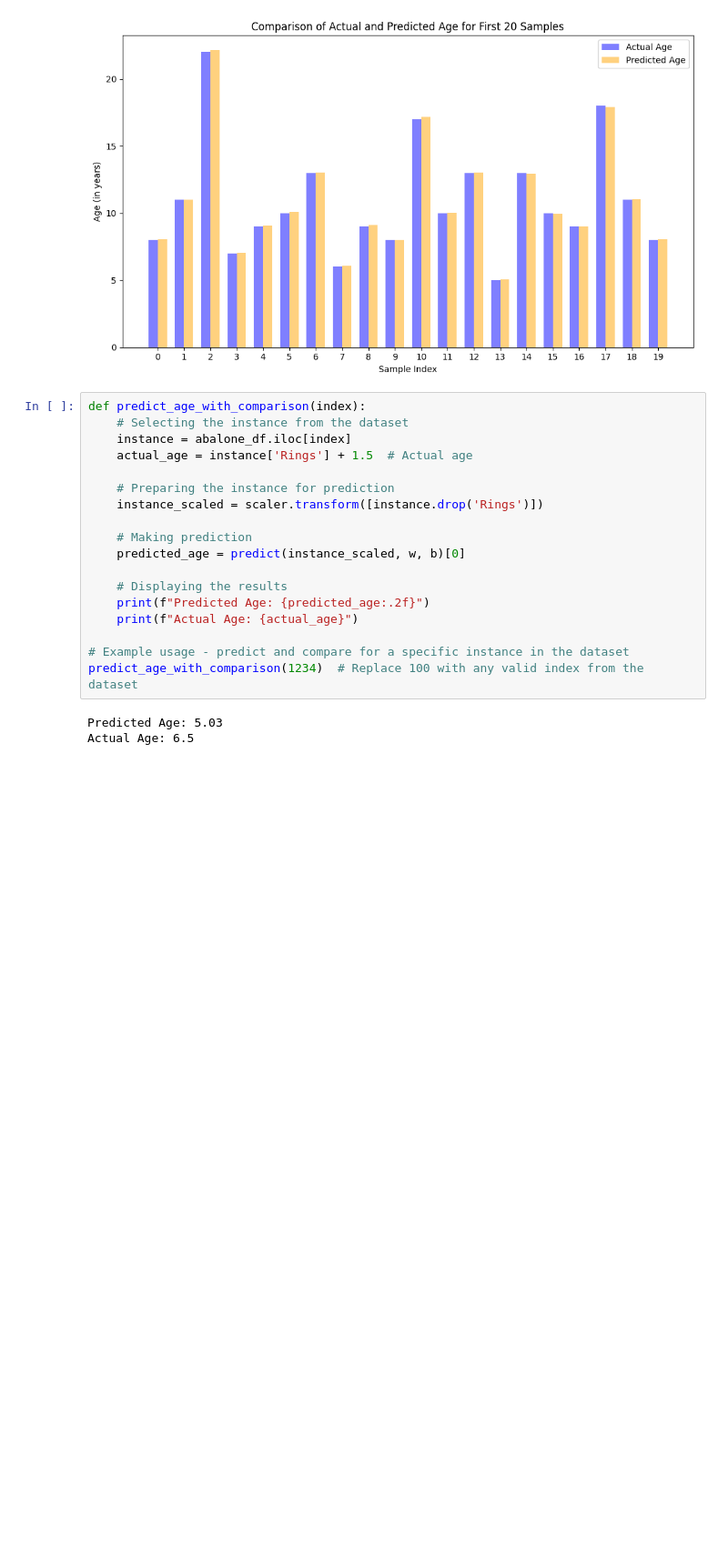
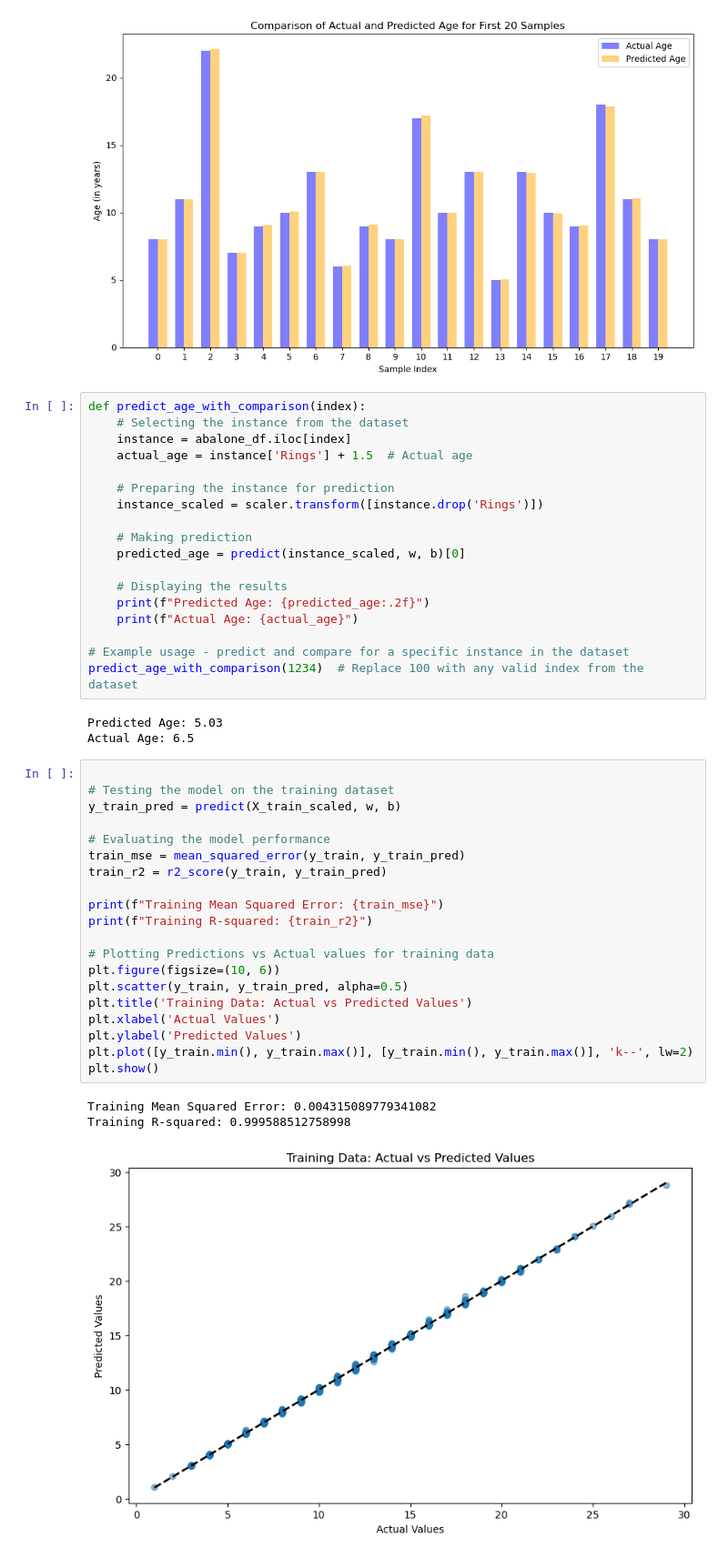
Before and after one commit to sulikismaylovv/AbaloneAgePrediction, a Jupyter notebook: notebooks/LinearRegression.ipynb, the cells around one changed output. Shown at 91% size. Drawn from its saved outputs; the diff is of its cells as text; blank space fills up the shorter version.

```diff
--- a/notebooks/LinearRegression.ipynb
+++ b/notebooks/LinearRegression.ipynb
@@ -163,3 +173,27 @@ predict_age_with_comparison(1234)  # Replace 100 with any valid index from the d
 # %% [output]
 Predicted Age: 5.03
 Actual Age: 6.5
+# %%
+
+# Testing the model on the training dataset
+y_train_pred = predict(X_train_scaled, w, b)
+
+# Evaluating the model performance
+train_mse = mean_squared_error(y_train, y_train_pred)
+train_r2 = r2_score(y_train, y_train_pred)
+
+print(f"Training Mean Squared Error: {train_mse}")
+print(f"Training R-squared: {train_r2}")
+
+# Plotting Predictions vs Actual values for training data
+plt.figure(figsize=(10, 6))
+plt.scatter(y_train, y_train_pred, alpha=0.5)
+plt.title('Training Data: Actual vs Predicted Values')
+plt.xlabel('Actual Values')
+plt.ylabel('Predicted Values')
+plt.plot([y_train.min(), y_train.max()], [y_train.min(), y_train.max()], 'k--', lw=2)
+plt.show()
+# %% [output]
+Training Mean Squared Error: 0.004315089779341082
+Training R-squared: 0.999588512758998
+[figure, added]
```
Also changed, not shown: parts of 4 cells of this notebook.
